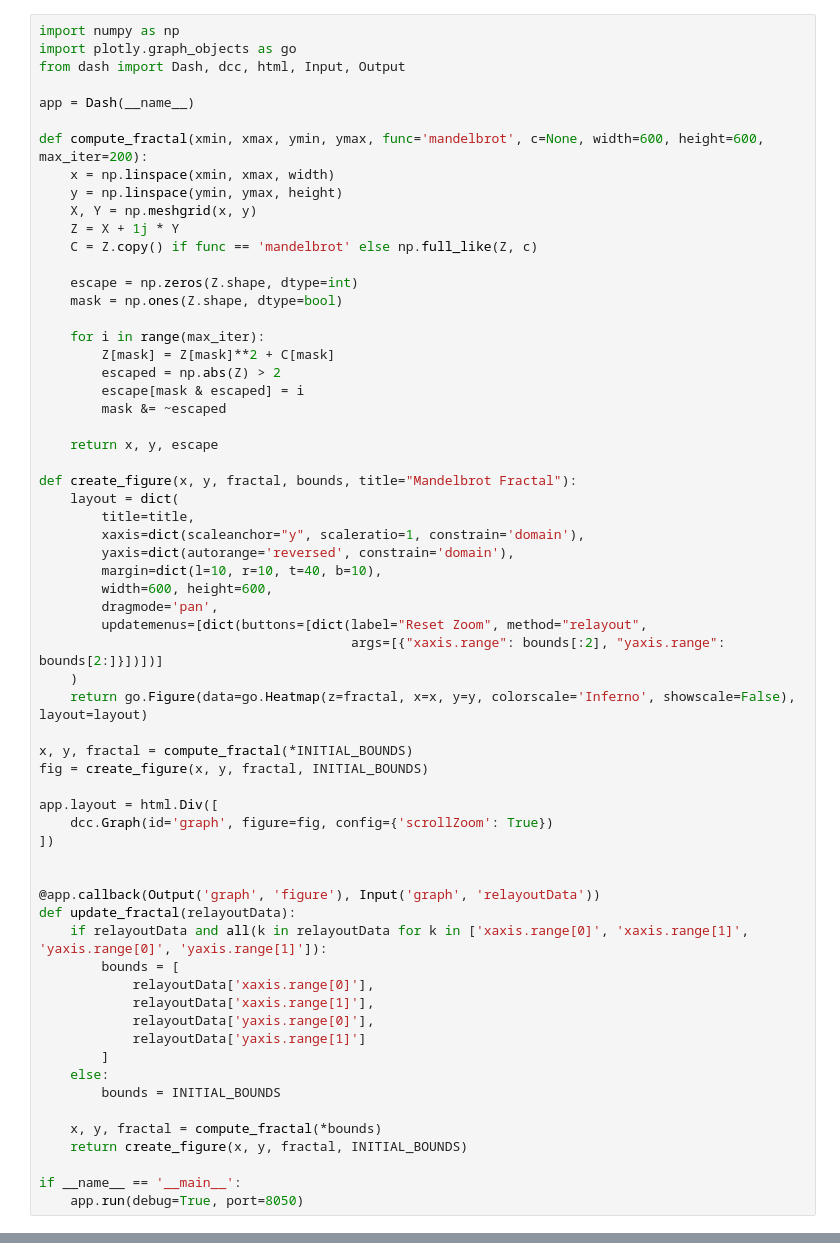
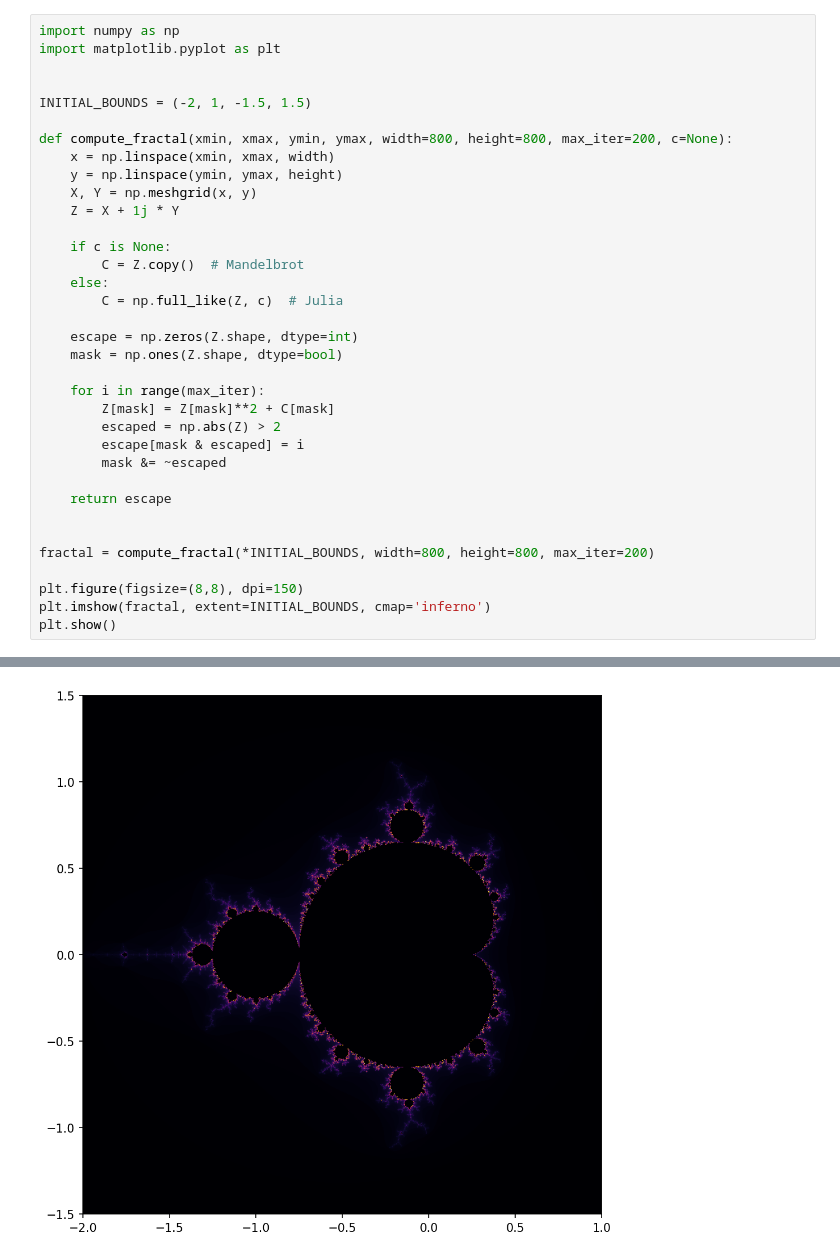
Before and after one commit to LidiaaGP/Mandelbrot_Julia, a Jupyter notebook: Mandelbrot_Julia.ipynb, the cells around one changed output, grey strips where cells are left out. Saved outputs shown, nothing was run; the diff lists cells and outputs as text.

```diff
--- a/Mandelbrot_Julia.ipynb
+++ b/Mandelbrot_Julia.ipynb
@@ -1,16 +15,20 @@
 # %%
 import numpy as np
-import plotly.graph_objects as go
-from dash import Dash, dcc, html, Input, Output
+import matplotlib.pyplot as plt
 
-app = Dash(__name__)
 
-def compute_fractal(xmin, xmax, ymin, ymax, func='mandelbrot', c=None, width=600, height=600, max_iter=200):
+INITIAL_BOUNDS = (-2, 1, -1.5, 1.5)
+
+def compute_fractal(xmin, xmax, ymin, ymax, width=800, height=800, max_iter=200, c=None):
     x = np.linspace(xmin, xmax, width)
     y = np.linspace(ymin, ymax, height)
     X, Y = np.meshgrid(x, y)
     Z = X + 1j * Y
-    C = Z.copy() if func == 'mandelbrot' else np.full_like(Z, c)
+
+    if c is None:
+        C = Z.copy()  # Mandelbrot
+    else:
+        C = np.full_like(Z, c)  # Julia
 
     escape = np.zeros(Z.shape, dtype=int)
     mask = np.ones(Z.shape, dtype=bool)
@@ -21,44 +39,12 @@ def compute_fractal(xmin, xmax, ymin, ymax, func='mandelbrot', c=None, width=600
         escape[mask & escaped] = i
         mask &= ~escaped
 
-    return x, y, escape
-
-def create_figure(x, y, fractal, bounds, title="Mandelbrot Fractal"):
-    layout = dict(
-        title=title,
-        xaxis=dict(scaleanchor="y", scaleratio=1, constrain='domain'),
-        yaxis=dict(autorange='reversed', constrain='domain'),
-        margin=dict(l=10, r=10, t=40, b=10),
-        width=600, height=600,
-        dragmode='pan',
-        updatemenus=[dict(buttons=[dict(label="Reset Zoom", method="relayout",
-                                        args=[{"xaxis.range": bounds[:2], "yaxis.range": bounds[2:]}])])]
-    )
-    return go.Figure(data=go.Heatmap(z=fractal, x=x, y=y, colorscale='Inferno', showscale=False), layout=layout)
-
-x, y, fractal = compute_fractal(*INITIAL_BOUNDS)
-fig = create_figure(x, y, fractal, INITIAL_BOUNDS)
-
-app.layout = html.Div([
-    dcc.Graph(id='graph', figure=fig, config={'scrollZoom': True})
-])
+    return escape
 
 
-@app.callback(Output('graph', 'figure'), Input('graph', 'relayoutData'))
-def update_fractal(relayoutData):
-    if relayoutData and all(k in relayoutData for k in ['xaxis.range[0]', 'xaxis.range[1]', 'yaxis.range[0]', 'yaxis.range[1]']):
-        bounds = [
-            relayoutData['xaxis.range[0]'],
-            relayoutData['xaxis.range[1]'],
-            relayoutData['yaxis.range[0]'],
-            relayoutData['yaxis.range[1]']
-        ]
-    else:
-        bounds = INITIAL_BOUNDS
+fractal = compute_fractal(*INITIAL_BOUNDS, width=800, height=800, max_iter=200)
 
-    x, y, fractal = compute_fractal(*bounds)
-    return create_figure(x, y, fractal, INITIAL_BOUNDS)
-
-if __name__ == '__main__':
-    app.run(debug=True, port=8050)
+plt.figure(figsize=(8,8), dpi=150)
+plt.imshow(fractal, extent=INITIAL_BOUNDS, cmap='inferno')
+plt.show()
 # %% [output]
@@ -65,0 +51 @@ if __name__ == '__main__':
+[figure, added]
```
Also changed, not shown: parts of 16 cells of this notebook.
